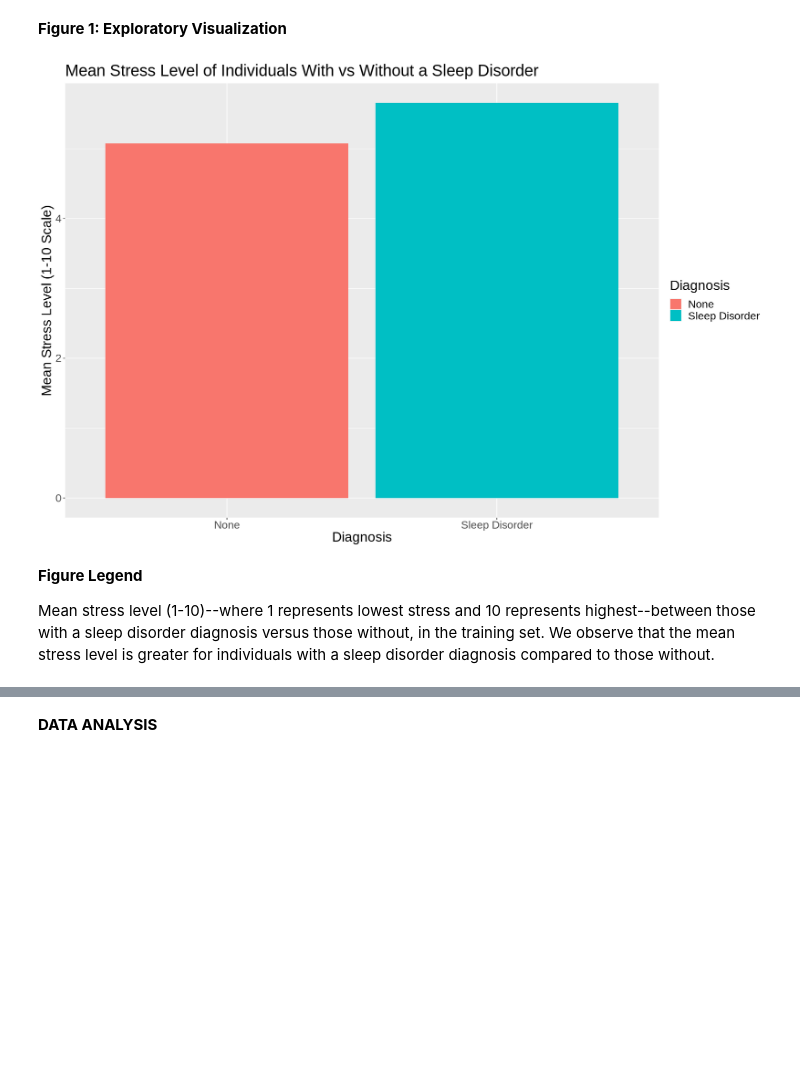
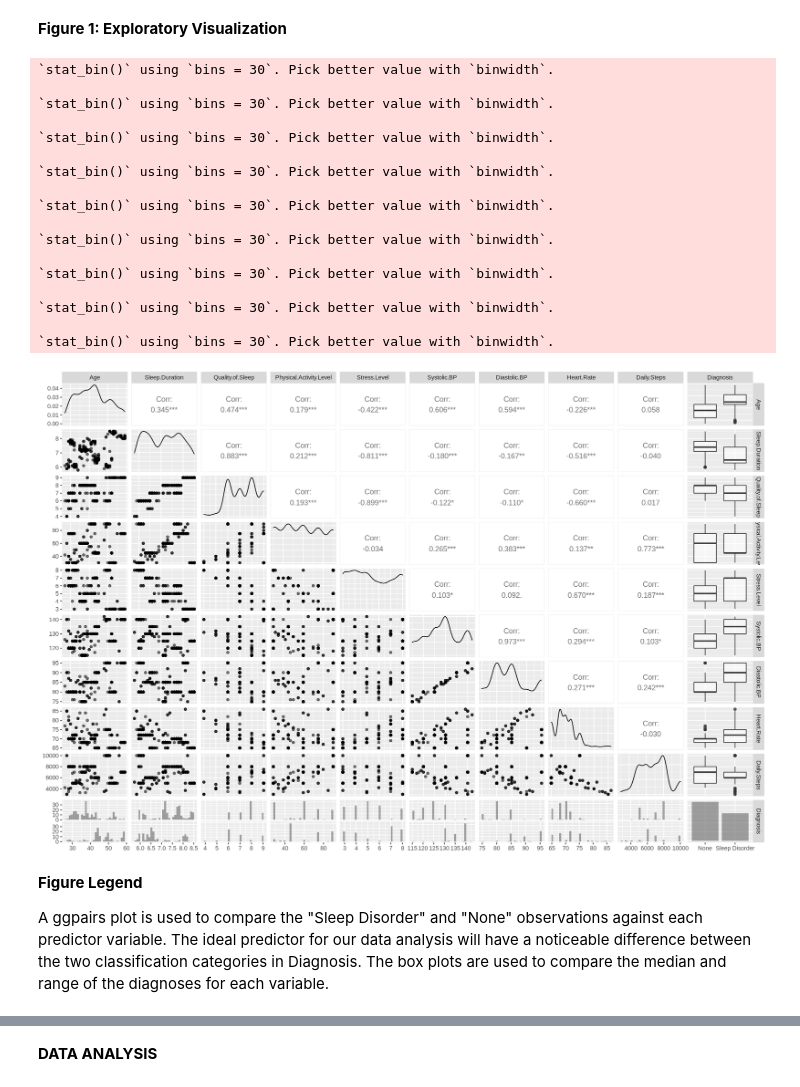
Before and after one commit to hlu10/group-18-dsci100, a Jupyter notebook: project_report.ipynb, the cells around one changed output, grey strips where cells are left out. Drawn from its saved outputs; the diff is of its cells as text; code cells hidden in the pictures; blank space fills up the shorter version.

```diff
--- a/project_report.ipynb
+++ b/project_report.ipynb
@@ -150,22 +155,30 @@ A data.frame: 1 × 9
 # %% [markdown]
 **Figure 1: Exploratory Visualization**
-# %%
-stress_mean <- sleep_train |>
-    group_by(Diagnosis) |>
-    summarize(Stress = mean(Stress.Level))
-
-options(repr.plot.width = 15, repr.plot.height = 10)
-
-mean_stress_plot <- stress_mean |>
-        ggplot(aes(y = Stress, x = Diagnosis, fill = Diagnosis))+
-        geom_bar(stat = "identity", position = "dodge")+
-        labs(x = "Diagnosis", y = "Mean Stress Level (1-10 Scale)") +
-        theme(text = element_text(size = 20)) +
-        ggtitle("Mean Stress Level of Individuals With vs Without a Sleep Disorder")
-mean_stress_plot
-# %% [output]
-[figure, removed]
+# %%
+comparison_plot <- tidy_sleep_data |>
+    ggpairs(mapping = aes(alpha = 0.4))
+
+comparison_plot
+# %% [output]
+`stat_bin()` using `bins = 30`. Pick better value with `binwidth`.
+
+`stat_bin()` using `bins = 30`. Pick better value with `binwidth`.
+
+`stat_bin()` using `bins = 30`. Pick better value with `binwidth`.
+
+`stat_bin()` using `bins = 30`. Pick better value with `binwidth`.
+
+`stat_bin()` using `bins = 30`. Pick better value with `binwidth`.
+
+`stat_bin()` using `bins = 30`. Pick better value with `binwidth`.
+
+`stat_bin()` using `bins = 30`. Pick better value with `binwidth`.
+
+`stat_bin()` using `bins = 30`. Pick better value with `binwidth`.
+
+`stat_bin()` using `bins = 30`. Pick better value with `binwidth`.
+[figure, added]
 # %% [markdown]
 **Figure Legend**
 
-Mean stress level (1-10)--where 1 represents lowest stress and 10 represents highest--between those with a sleep disorder diagnosis versus those without, in the training set. We observe that the mean stress level is greater for individuals with a sleep disorder diagnosis compared to those without.
+A ggpairs plot is used to compare the "Sleep Disorder" and "None" observations against each predictor variable. The ideal predictor for our data analysis will have a noticeable difference between the two classification categories in Diagnosis. The box plots are used to compare the median and range of the diagnoses for each variable.
```
Also changed, not shown: parts of 20 cells of this notebook.
